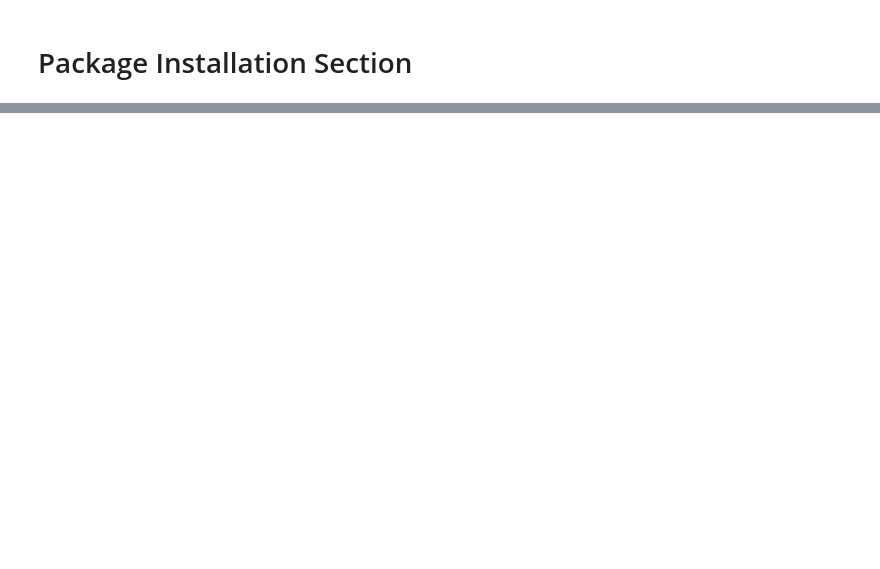
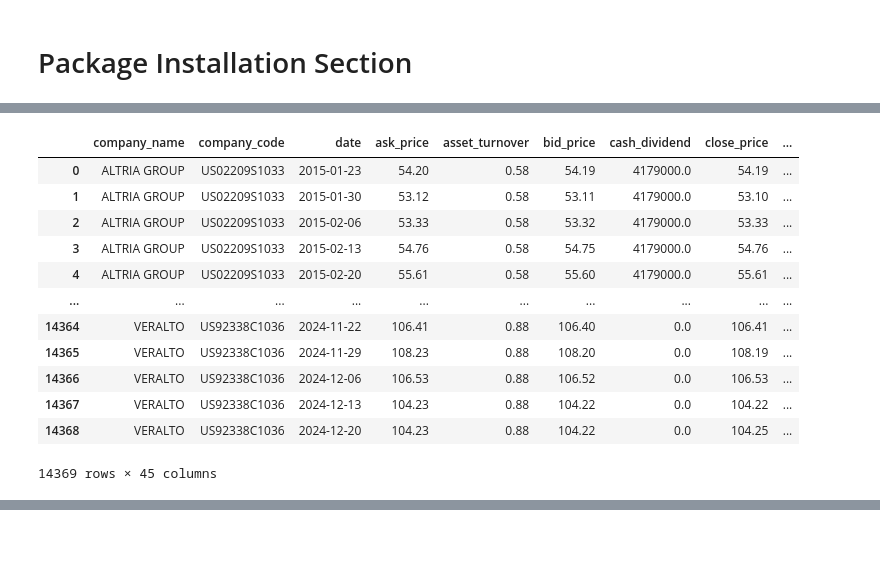
Before and after one commit to kaki1995/Project_Applying-AI-and-Large-Language-Models-in-Stock-Investment, a Jupyter notebook: Code_part 2.ipynb, the cells around one changed output, grey strips where cells are left out. Drawn from its saved outputs; the diff is of its cells as text; code cells hidden in the pictures; blank space fills up the shorter version.

```diff
--- a/Code_part 2.ipynb
+++ b/Code_part 2.ipynb
@@ -49,0 +514,10 @@ sp500_vix
+# %%
+# Move all dates in the "sp500_index" dataset 3 days backward to align with our main dataset
+# Ensure the 'Date' column is in datetime format
+sp500_index['Date'] = pd.to_datetime(sp500_index['Date'])
+
+# Subtract 3 days from the 'Date' column
+sp500_index['Date'] = sp500_index['Date'] - pd.Timedelta(days=3)
+
+# View the modified DataFrame
+sp500_index.head()
@@ -49,0 +687,23 @@ sp500_vix
+# %%
+# Drop rows with NaN values
+df_add_features = df_add_features.dropna()
+
+# Reset the index if needed (optional)
+df_add_features = df_add_features.reset_index(drop=True)
+
+# Verify the updated DataFrame
+df_add_features
+# %% [output]
+|  | company_name | company_code | date | ask_price | asset_turnover | bid_price | cash_dividend | close_price | ... |
+| 0 | ALTRIA GROUP | US02209S1033 | 2015-01-23 | 54.20 | 0.58 | 54.19 | 4179000.0 | 54.19 | ... |
+| 1 | ALTRIA GROUP | US02209S1033 | 2015-01-30 | 53.12 | 0.58 | 53.11 | 4179000.0 | 53.10 | ... |
+| 2 | ALTRIA GROUP | US02209S1033 | 2015-02-06 | 53.33 | 0.58 | 53.32 | 4179000.0 | 53.33 | ... |
+| 3 | ALTRIA GROUP | US02209S1033 | 2015-02-13 | 54.76 | 0.58 | 54.75 | 4179000.0 | 54.76 | ... |
+| 4 | ALTRIA GROUP | US02209S1033 | 2015-02-20 | 55.61 | 0.58 | 55.60 | 4179000.0 | 55.61 | ... |
+| ... | ... | ... | ... | ... | ... | ... | ... | ... | ... |
+| 14364 | VERALTO | US92338C1036 | 2024-11-22 | 106.41 | 0.88 | 106.40 | 0.0 | 106.41 | ... |
+| 14365 | VERALTO | US92338C1036 | 2024-11-29 | 108.23 | 0.88 | 108.20 | 0.0 | 108.19 | ... |
+| 14366 | VERALTO | US92338C1036 | 2024-12-06 | 106.53 | 0.88 | 106.52 | 0.0 | 106.53 | ... |
+| 14367 | VERALTO | US92338C1036 | 2024-12-13 | 104.23 | 0.88 | 104.22 | 0.0 | 104.22 | ... |
+| 14368 | VERALTO | US92338C1036 | 2024-12-20 | 104.23 | 0.88 | 104.22 | 0.0 | 104.25 | ... |
+14369 rows × 45 columns
```
Also changed, not shown: parts of 30 cells of this notebook, 1 other file.
